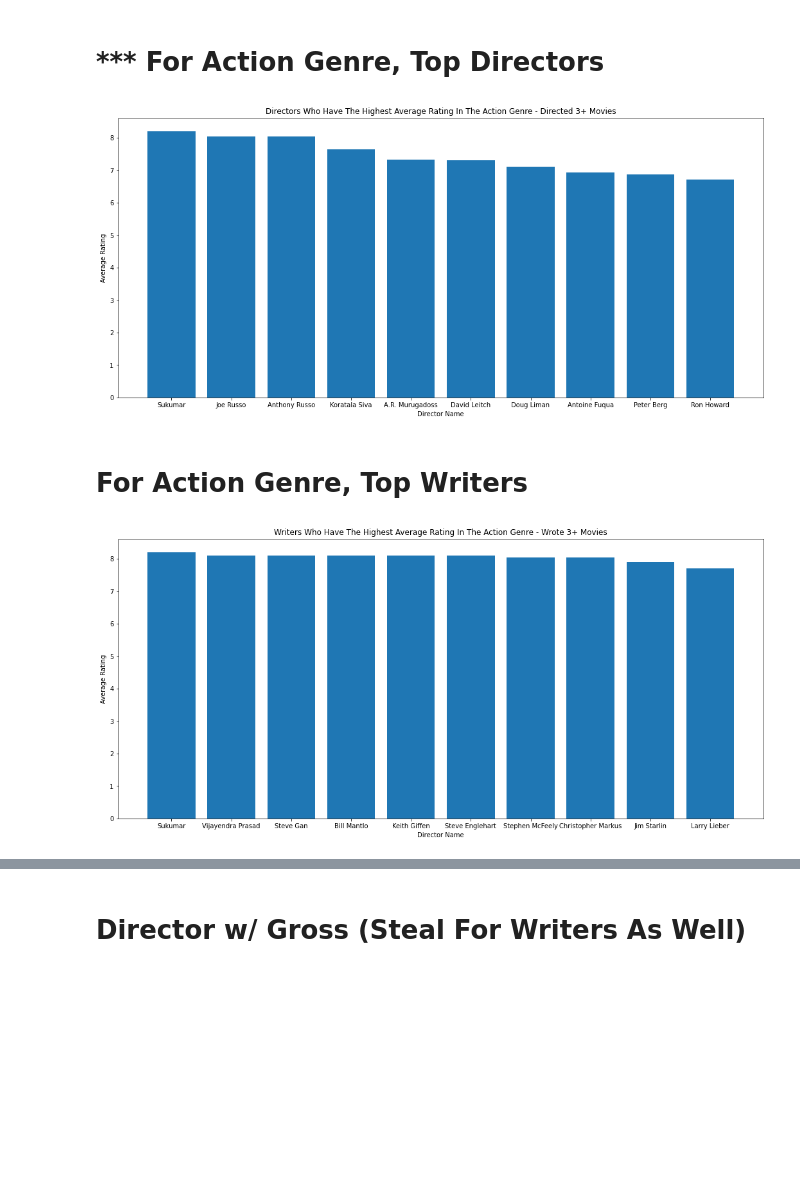
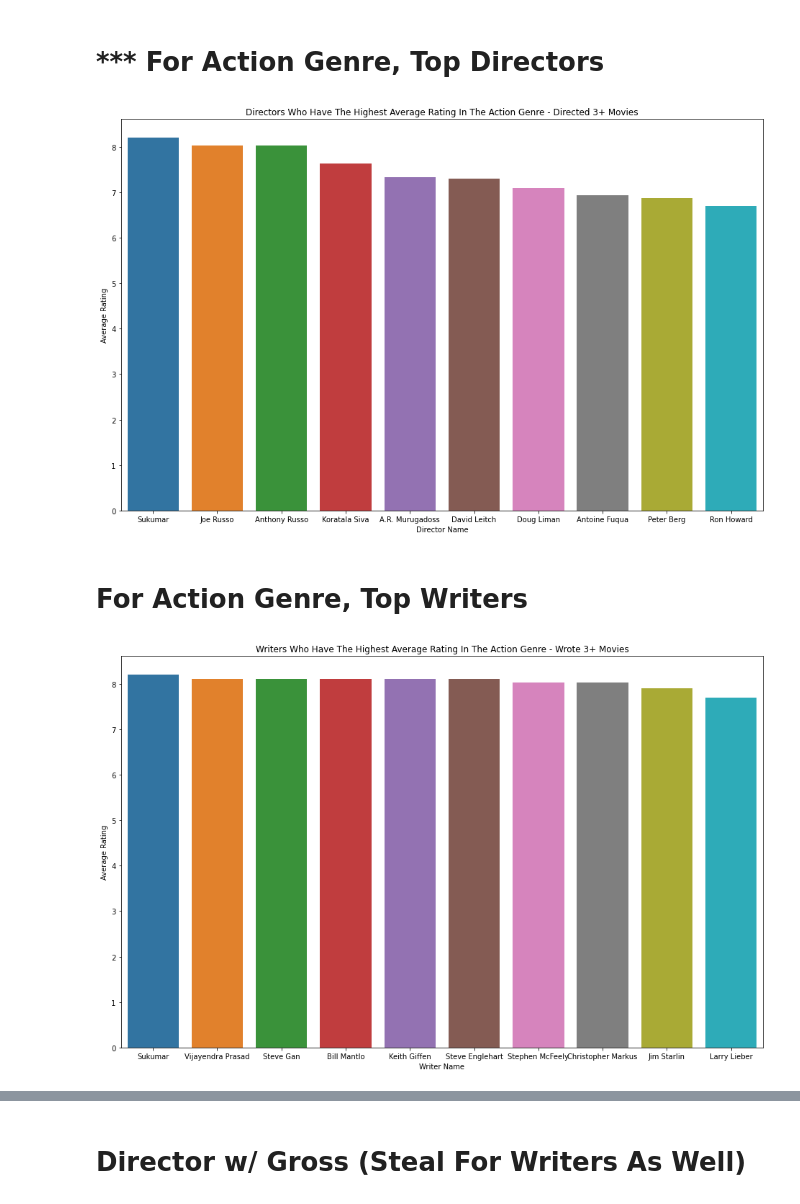
Before and after one commit to lperconti/Phase-One-Project---Lenore-Kelsey-Drew, a Jupyter notebook: kelsey_lane.ipynb, the cells around one changed output, grey strips where cells are left out. Drawn from its saved outputs; the diff is of its cells as text; code cells hidden in the pictures; blank space fills up the shorter version.

Commit message:
updated graphs

```diff
--- a/kelsey_lane.ipynb
+++ b/kelsey_lane.ipynb
@@ -526,17 +526,19 @@ alive_imdb_directors = to_be_or_not[to_be_or_not['death_year'].isna()]
 top_directors = alive_imdb_directors.groupby('primary_name')['tconst'].count().sort_values(ascending = False)
 top_directors_names = top_directors[top_directors.values > 2]
 names_list = list(top_directors_names.index.values)
-imdb_top_directors = alive_imdb_directors[alive_imdb_directors['primary_name'].isin(names_list)]
+imdb_top_directors_action = alive_imdb_directors[alive_imdb_directors['primary_name'].isin(names_list)]
 # %%
-top_directors = imdb_top_directors.groupby('primary_name')['averagerating'].mean().sort_values(ascending = False)[:10]
+top_directors = imdb_top_directors_action.groupby('primary_name')['averagerating'].mean().sort_values(ascending = False)[:10]
 
-fig, ax = plt.subplots(figsize = (18,8))
-ax.bar(x = top_directors.index, height = top_directors.values)
+fig, ax = plt.subplots(figsize = (16,10))
+sns.barplot(x = top_directors.index, y = top_directors.values)
+#ax.bar(x = top_directors.index, height = top_directors.values)
 ax.set_title('Directors Who Have The Highest Average Rating In The Action Genre - Directed 3+ Movies')
 ax.set_ylabel('Average Rating')
 ax.set_xlabel('Director Name');
+#plt.savefig('ActionDirect.png')
 # %% [output]
-[figure, old version]
+[figure, new version]
 # %% [markdown]
 # For Action Genre, Top Writers
 # %%
@@ -552,10 +554,12 @@ imdb_top_writers = alive_imdb_writers[alive_imdb_writers['primary_name'].isin(na
 # %%
-top_writers = imdb_top_writers.groupby('primary_name')['averagerating'].mean().sort_values(ascending = False)[:10]
+top_writers = imdb_top_writers_action.groupby('primary_name')['averagerating'].mean().sort_values(ascending = False)[:10]
 
-fig, ax = plt.subplots(figsize = (18,8))
-ax.bar(x = top_writers.index, height = top_writers.values)
+fig, ax = plt.subplots(figsize = (16,10))
+sns.barplot(x = top_writers.index, y = top_writers.values)
+#ax.bar(x = top_writers.index, height = top_writers.values)
 ax.set_title('Writers Who Have The Highest Average Rating In The Action Genre - Wrote 3+ Movies')
 ax.set_ylabel('Average Rating')
-ax.set_xlabel('Director Name');
+ax.set_xlabel('Writer Name');
+#plt.savefig('ActionWriters.png')
 # %% [output]
-[figure, old version]
+[figure, new version]
```
Also changed, not shown: parts of 21 cells of this notebook.
